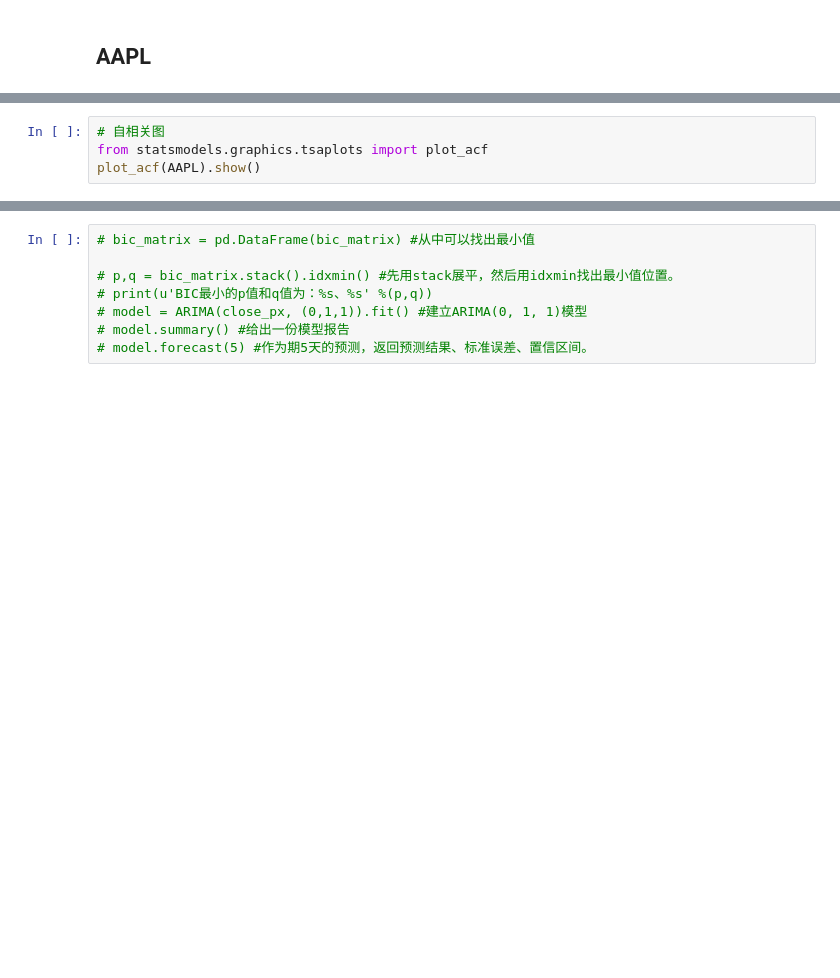
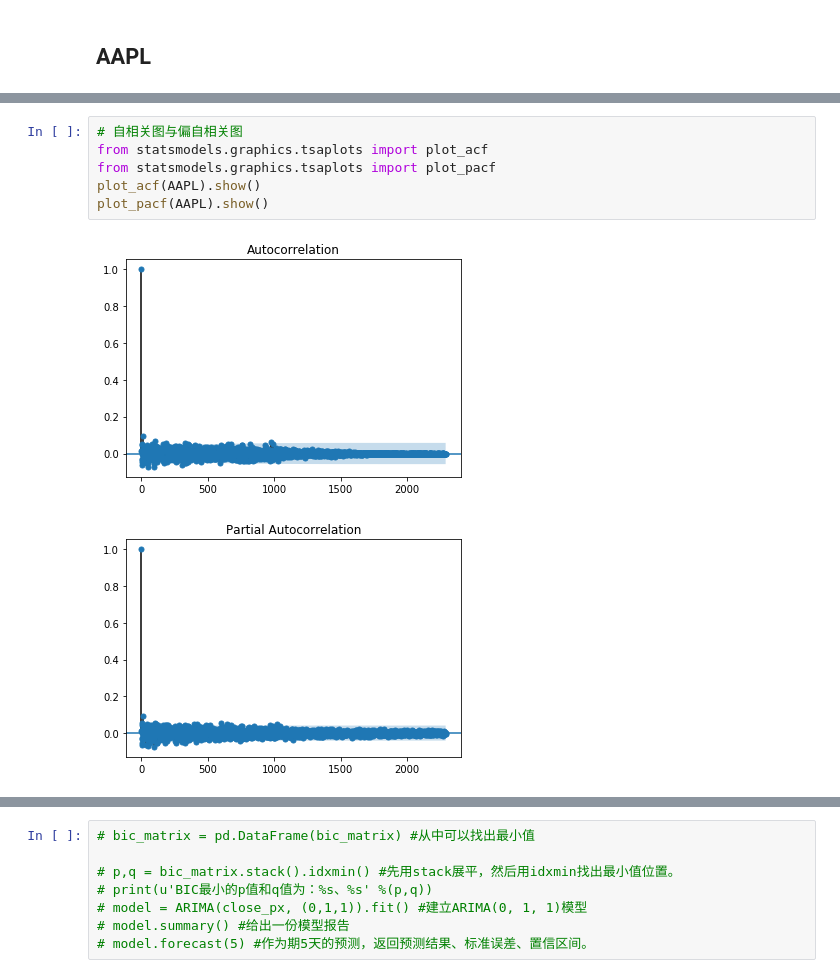
Before and after one commit to WentingRuan/Learn_Python, a Jupyter notebook: 12/hw_12.ipynb, the cells around one changed output, grey strips where cells are left out. Saved outputs shown, nothing was run; the diff lists cells and outputs as text; blank space fills up the shorter version.

```diff
--- a/12/hw_12.ipynb
+++ b/12/hw_12.ipynb
@@ -252,4 +265,9 @@ plt.show()
 # %%
-# 自相关图
+# 自相关图与偏自相关图
 from statsmodels.graphics.tsaplots import plot_acf
+from statsmodels.graphics.tsaplots import plot_pacf
 plot_acf(AAPL).show()
+plot_pacf(AAPL).show()
+# %% [output]
+[figure, added]
+[figure, added]
```
Also changed, not shown: parts of 8 cells of this notebook, 1 other file.
